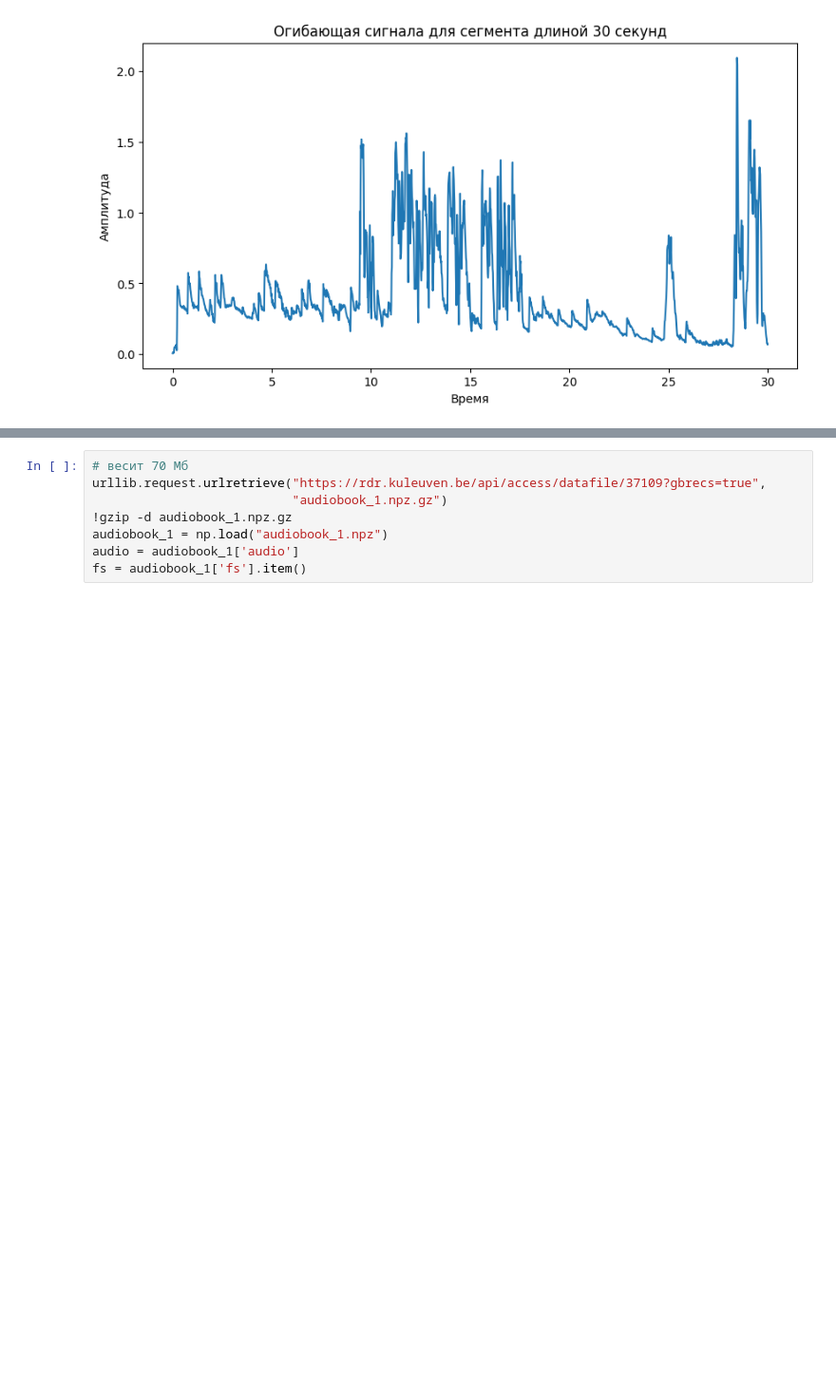
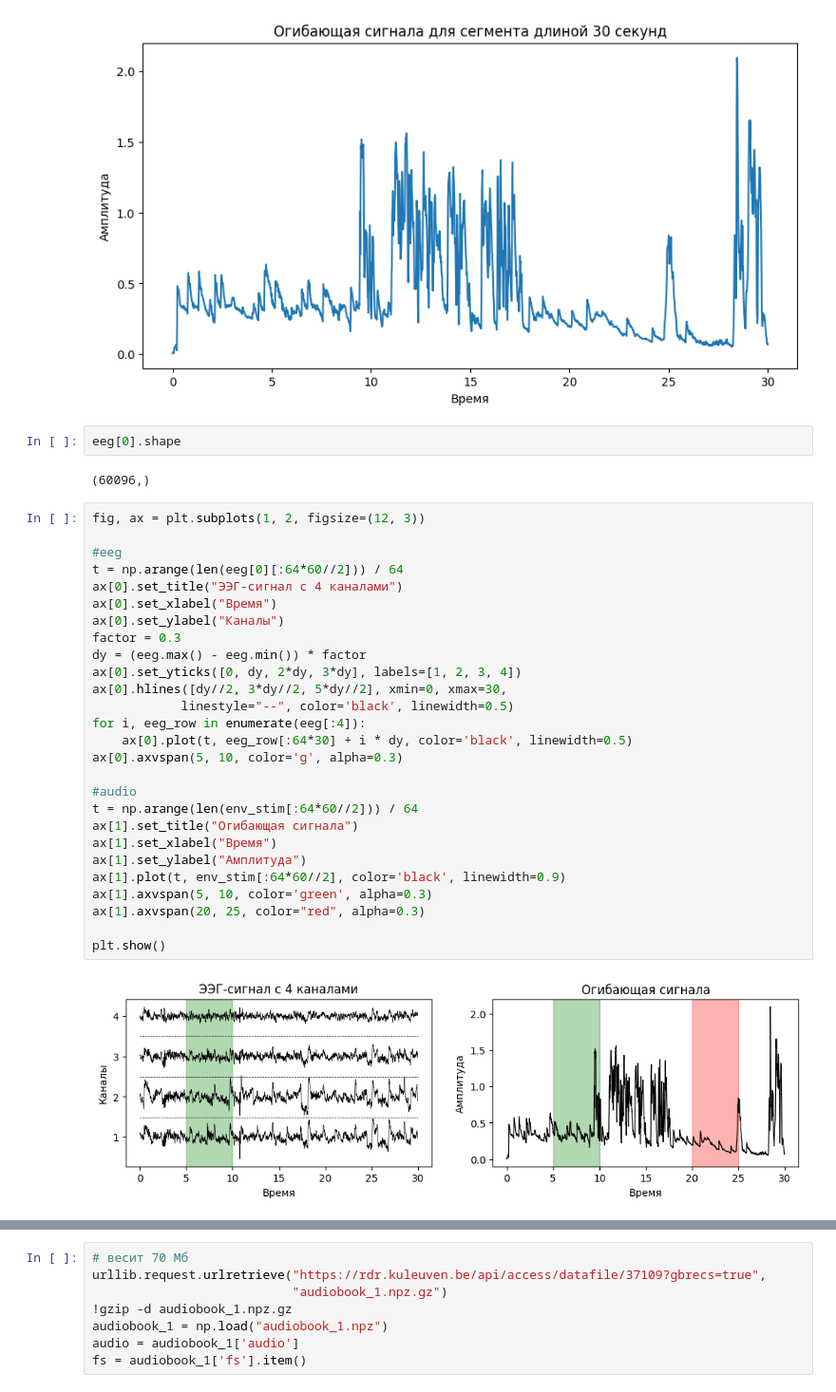
Before and after one commit to intsystems/2024-Project-154, a Jupyter notebook: code/Dataset analysis.ipynb, the cells around one changed output, grey strips where cells are left out. Shown at 95% size. Saved outputs shown, nothing was run; the diff lists cells and outputs as text; blank space fills up the shorter version.

```diff
--- a/code/Dataset analysis.ipynb
+++ b/code/Dataset analysis.ipynb
@@ -259,3 +259,36 @@ plt.ylabel('Амплитуда')
 plt.show()
 # %% [output]
 [figure]
+# %%
+eeg[0].shape
+# %% [output]
+(60096,)
+# %%
+fig, ax = plt.subplots(1, 2, figsize=(12, 3))
+
+#eeg
+t = np.arange(len(eeg[0][:64*60//2])) / 64
+ax[0].set_title("ЭЭГ-сигнал с 4 каналами")
+ax[0].set_xlabel("Время")
+ax[0].set_ylabel("Каналы")
+factor = 0.3
+dy = (eeg.max() - eeg.min()) * factor
+ax[0].set_yticks([0, dy, 2*dy, 3*dy], labels=[1, 2, 3, 4])
+ax[0].hlines([dy//2, 3*dy//2, 5*dy//2], xmin=0, xmax=30,
+            linestyle="--", color='black', linewidth=0.5)
+for i, eeg_row in enumerate(eeg[:4]):
+    ax[0].plot(t, eeg_row[:64*30] + i * dy, color='black', linewidth=0.5)
+ax[0].axvspan(5, 10, color='g', alpha=0.3)
+
+#audio
+t = np.arange(len(env_stim[:64*60//2])) / 64
+ax[1].set_title("Огибающая сигнала")
+ax[1].set_xlabel("Время")
+ax[1].set_ylabel("Амплитуда")
+ax[1].plot(t, env_stim[:64*60//2], color='black', linewidth=0.9)
+ax[1].axvspan(5, 10, color='green', alpha=0.3)
+ax[1].axvspan(20, 25, color="red", alpha=0.3)
+
+plt.show()
+# %% [output]
+[figure, added]
```
Also changed, not shown: parts of 2 cells of this notebook, 31 other files.
